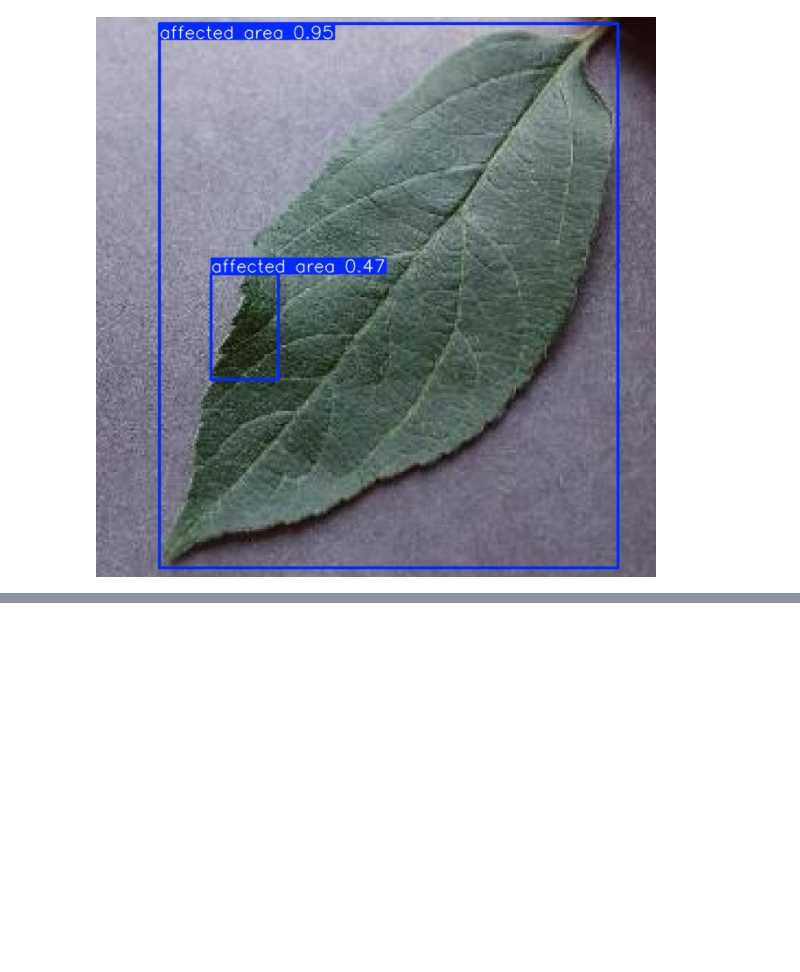
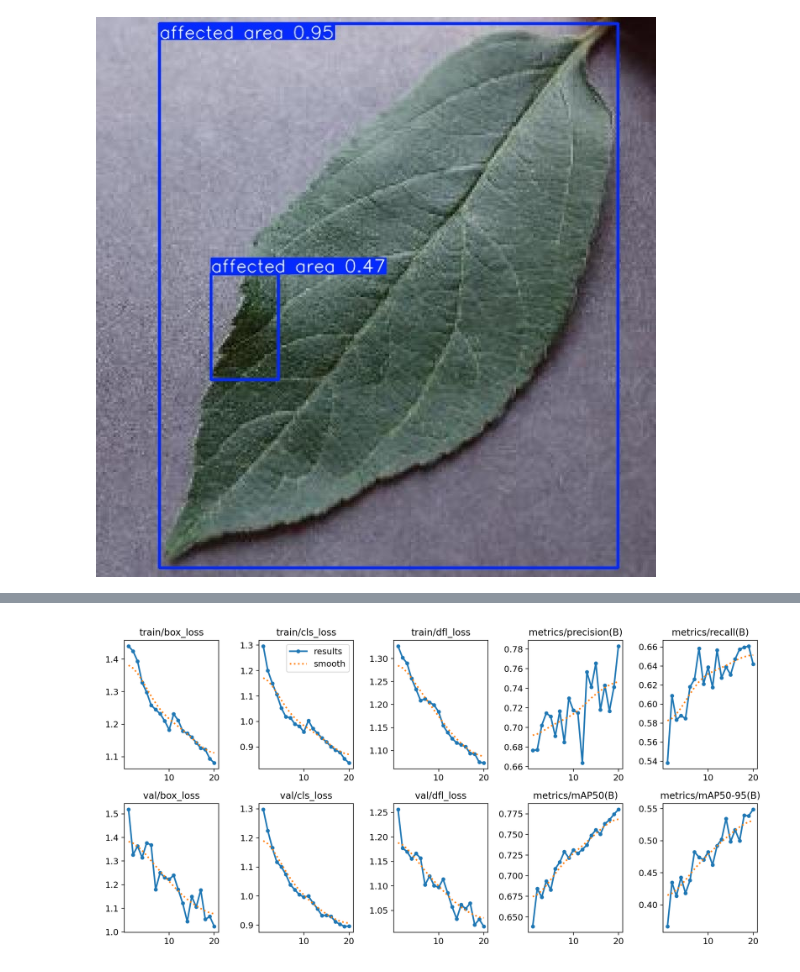
Before and after one commit to Dbriane208/LeafGuard-Model, a Jupyter notebook: Apple-Disease-Detection-YOLOv9.ipynb, the cells around one changed output, grey strips where cells are left out. Saved outputs shown, nothing was run; the diff lists cells and outputs as text; code cells hidden in the pictures; blank space fills up the shorter version.

```diff
--- a/Apple-Disease-Detection-YOLOv9.ipynb
+++ b/Apple-Disease-Detection-YOLOv9.ipynb
@@ -139,0 +264,5 @@ for image_path in glob.glob('/home/daniel-brian/YOLO/runs/detect/predict/*.jpg')
+# %%
+# Training metrics
+Image(filename=f"/home/daniel-brian/YOLO/runs/detect/train11/results.png",width=900)
+# %% [output]
+[figure, added]
```
Also changed, not shown: parts of 13 cells of this notebook.
